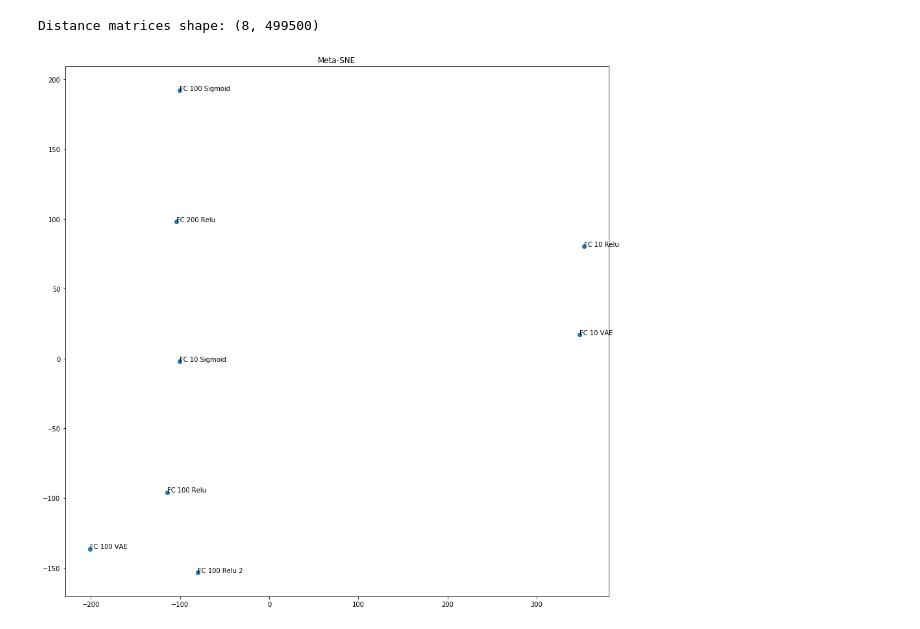
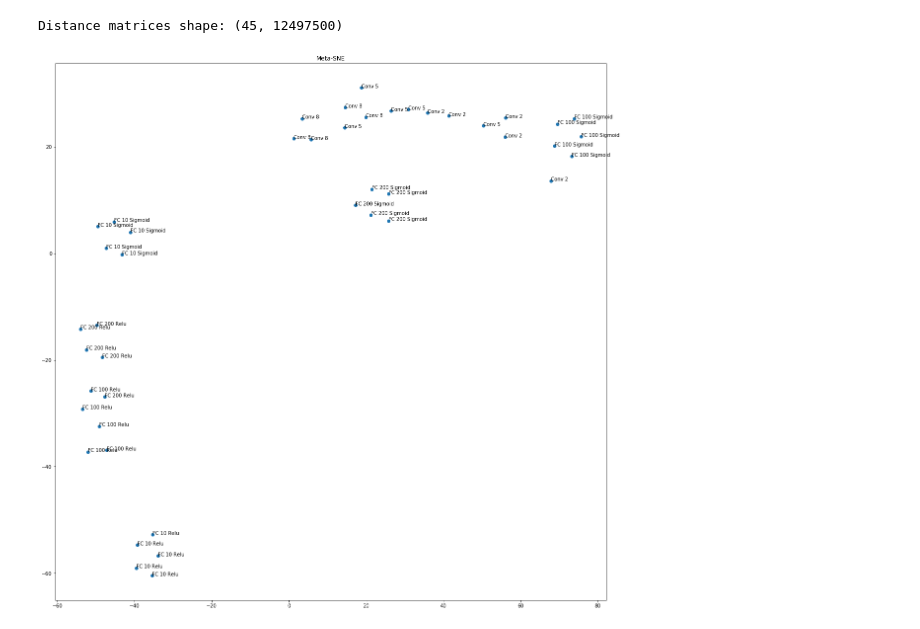
Before and after one commit to psoulos/space-of-representations, a Jupyter notebook: Experiment.ipynb, the cells around one changed output. Cells and saved outputs as stored; diff of their text form; code cells hidden in the pictures.

Commit message:
Run meta-sne with AWS results

```diff
--- a/Experiment.ipynb
+++ b/Experiment.ipynb
@@ -92,26 +99,29 @@ distance_matrices = np.matrix(distance_matrices)
 print('Distance matrices shape: {}'.format(distance_matrices.shape))
 # bh_sne needs data as float64
 distance_matrices = np.asarray(distance_matrices).astype('float64')
-meta_sne = bh_sne(distance_matrices, perplexity=2)
+meta_sne = bh_sne(distance_matrices, perplexity=6)
 # %% [output]
-Distance matrices shape: (8, 499500)
+Distance matrices shape: (45, 12497500)
 # %%
 sne_x = meta_sne[:, 0]
 sne_y = meta_sne[:, 1]
 
 
-fig, ax = plt.subplots(figsize=(15,15))
+fig, ax = plt.subplots(figsize=(20,20))
 ax.scatter(sne_x, sne_y)
-names = [x[0] for x in result_dirs]
+names = []
+for x in results:
+    for i in range(5):
+        names.append(x[0])
 for i, name in enumerate(names):
     ax.annotate(name, (sne_x[i], sne_y[i]))
 plt.title('Meta-SNE')
 plt.show()
 
 #plt.figure(figsize=(5, 5), dpi=100, facecolor='w', edgecolor='k')
 #plt#, c=labels, cmap=plt.cm.get_cmap('jet', 10))
 #plt.colorbar(ticks=range(10))
 #plt.title('Meta-SNE')
 #plt.show()
 # %% [output]
-[figure, old version]
+[figure, new version]
```
Also changed, not shown: parts of 1 cell of this notebook, 7 other files.
